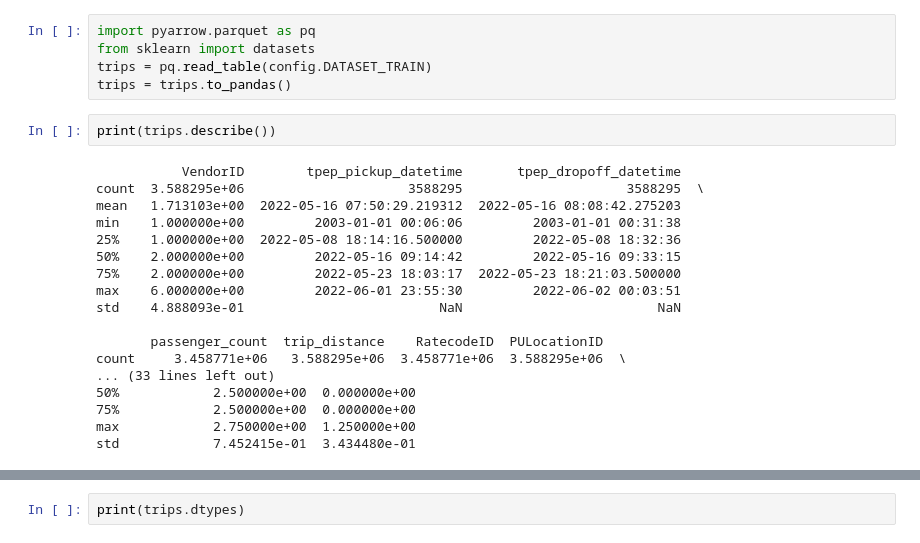
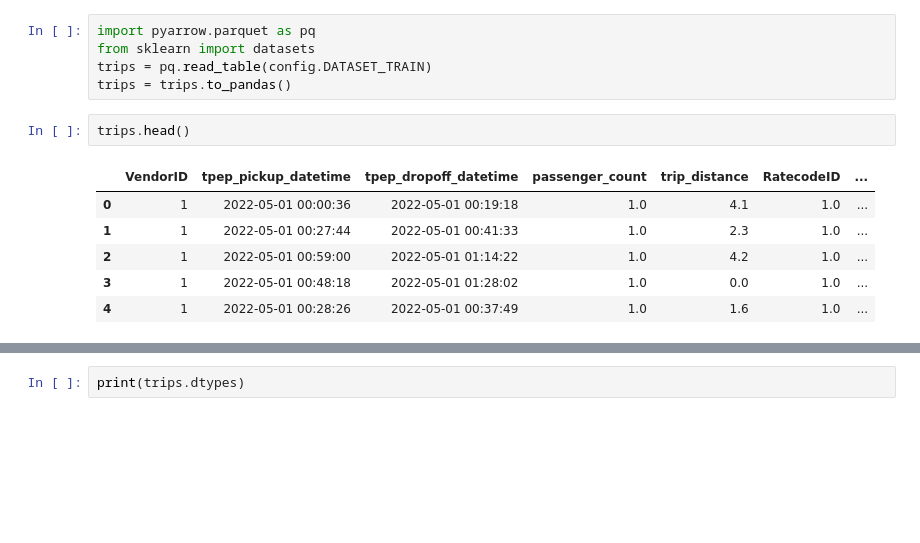
Before and after one commit to yulissateran/taxi-price-predictor, a Jupyter notebook: Taxi-Price-Predictor.ipynb, the cells around one changed output, grey strips where cells are left out. Drawn from its saved outputs; the diff is of its cells as text; blank space fills up the shorter version.

Commit message:
Add .head at the beginning Get rid of the print statement

```diff
--- a/Taxi-Price-Predictor.ipynb
+++ b/Taxi-Price-Predictor.ipynb
@@ -14,23 +18,12 @@ import pyarrow.parquet as pq
 from sklearn import datasets
 trips = pq.read_table(config.DATASET_TRAIN)
 trips = trips.to_pandas()
-# %%
-print(trips.describe())
-# %% [output]
-           VendorID        tpep_pickup_datetime       tpep_dropoff_datetime
-count  3.588295e+06                     3588295                     3588295  \
-mean   1.713103e+00  2022-05-16 07:50:29.219312  2022-05-16 08:08:42.275203
-min    1.000000e+00         2003-01-01 00:06:06         2003-01-01 00:31:38
-25%    1.000000e+00  2022-05-08 18:14:16.500000         2022-05-08 18:32:36
-50%    2.000000e+00         2022-05-16 09:14:42         2022-05-16 09:33:15
-75%    2.000000e+00         2022-05-23 18:03:17  2022-05-23 18:21:03.500000
-max    6.000000e+00         2022-06-01 23:55:30         2022-06-02 00:03:51
-std    4.888093e-01                         NaN                         NaN
-
-       passenger_count  trip_distance    RatecodeID  PULocationID
-count     3.458771e+06   3.588295e+06  3.458771e+06  3.588295e+06  \
-... (33 lines left out)
-50%            2.500000e+00  0.000000e+00
-75%            2.500000e+00  0.000000e+00
-max            2.750000e+00  1.250000e+00
-std            7.452415e-01  3.434480e-01
+# %%
+trips.head()
+# %% [output]
+|  | VendorID | tpep_pickup_datetime | tpep_dropoff_datetime | passenger_count | trip_distance | RatecodeID | ... |
+| 0 | 1 | 2022-05-01 00:00:36 | 2022-05-01 00:19:18 | 1.0 | 4.1 | 1.0 | ... |
+| 1 | 1 | 2022-05-01 00:27:44 | 2022-05-01 00:41:33 | 1.0 | 2.3 | 1.0 | ... |
+| 2 | 1 | 2022-05-01 00:59:00 | 2022-05-01 01:14:22 | 1.0 | 4.2 | 1.0 | ... |
+| 3 | 1 | 2022-05-01 00:48:18 | 2022-05-01 01:28:02 | 1.0 | 0.0 | 1.0 | ... |
+| 4 | 1 | 2022-05-01 00:28:26 | 2022-05-01 00:37:49 | 1.0 | 1.6 | 1.0 | ... |
```
Also changed, not shown: parts of 4 cells of this notebook.
